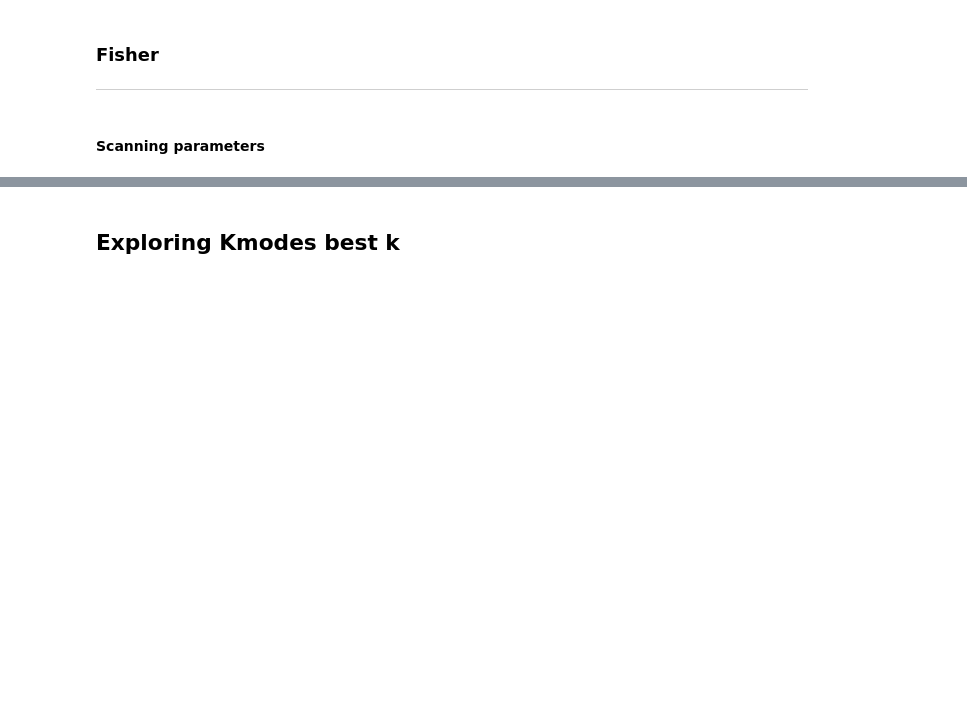
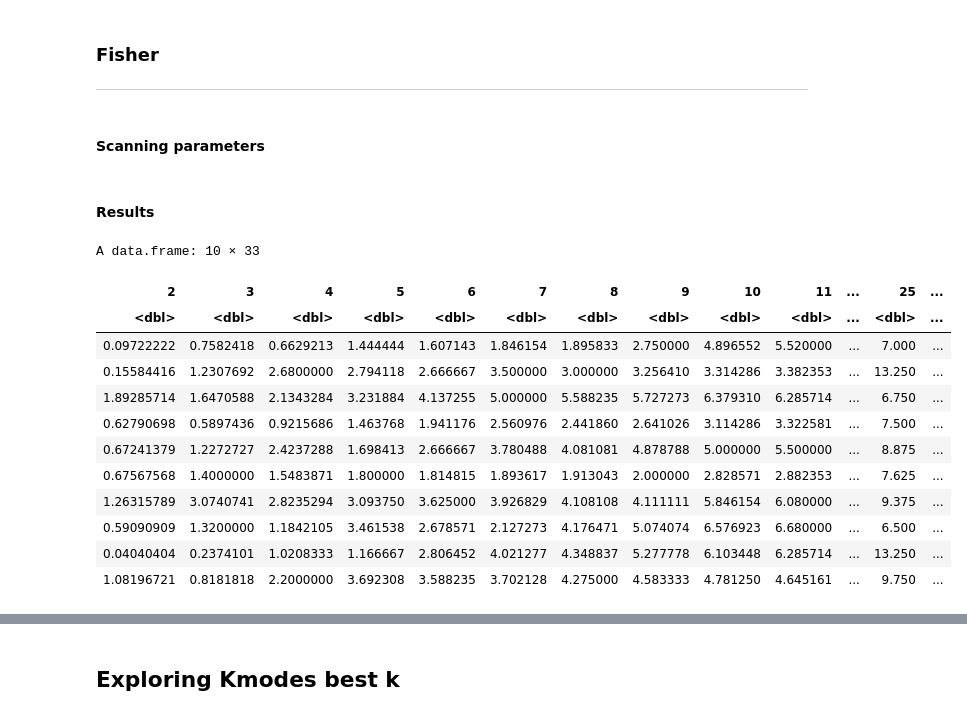
Before and after one commit to LASOS-INT/Barreiras-e-Facilitadores, a Jupyter notebook: R-notebooks/Clustering/barriers_clustering_kmodes_fisher.ipynb, the cells around one changed output, grey strips where cells are left out. Cells and saved outputs as stored; diff of their text form; code cells hidden in the pictures; blank space fills up the shorter version.

```diff
--- a/R-notebooks/Clustering/barriers_clustering_kmodes_fisher.ipynb
+++ b/R-notebooks/Clustering/barriers_clustering_kmodes_fisher.ipynb
@@ -42,9 +42,25 @@ write.csv(
     ks_by_seed,
     "../../Data/fisher_kmodes_or_barriers.csv", row.names = FALSE
 )
+# %% [markdown]
+#### Results
 # %%
-# fs <- read.csv("../../Data/fisher_kmodes_or_barriers.csv")
-# fs[, ncol(fs)+1] <-  seq.int(nrow(fs))
-# colnames(fs) <- append(2:nk, "seed")
-# head(fs[order(apply(fs, 1, sum), decreasing=TRUE), ])
+fsh <- read.csv("../../Data/fisher_kmodes_or_barriers.csv")
+fsh[, ncol(fsh)+1] <-  seq.int(nrow(fsh))
+colnames(fsh) <- append(2:nrow(distinct(df_during_barriers)), "seed")
+fsh
+# %% [output]
+A data.frame: 10 × 33
+| 2 | 3 | 4 | 5 | 6 | 7 | 8 | 9 | 10 | 11 | ... | 25 | ... |
+| <dbl> | <dbl> | <dbl> | <dbl> | <dbl> | <dbl> | <dbl> | <dbl> | <dbl> | <dbl> | ... | <dbl> | ... |
+| 0.09722222 | 0.7582418 | 0.6629213 | 1.444444 | 1.607143 | 1.846154 | 1.895833 | 2.750000 | 4.896552 | 5.520000 | ... | 7.000 | ... |
+| 0.15584416 | 1.2307692 | 2.6800000 | 2.794118 | 2.666667 | 3.500000 | 3.000000 | 3.256410 | 3.314286 | 3.382353 | ... | 13.250 | ... |
+| 1.89285714 | 1.6470588 | 2.1343284 | 3.231884 | 4.137255 | 5.000000 | 5.588235 | 5.727273 | 6.379310 | 6.285714 | ... | 6.750 | ... |
+| 0.62790698 | 0.5897436 | 0.9215686 | 1.463768 | 1.941176 | 2.560976 | 2.441860 | 2.641026 | 3.114286 | 3.322581 | ... | 7.500 | ... |
+| 0.67241379 | 1.2272727 | 2.4237288 | 1.698413 | 2.666667 | 3.780488 | 4.081081 | 4.878788 | 5.000000 | 5.500000 | ... | 8.875 | ... |
+| 0.67567568 | 1.4000000 | 1.5483871 | 1.800000 | 1.814815 | 1.893617 | 1.913043 | 2.000000 | 2.828571 | 2.882353 | ... | 7.625 | ... |
+| 1.26315789 | 3.0740741 | 2.8235294 | 3.093750 | 3.625000 | 3.926829 | 4.108108 | 4.111111 | 5.846154 | 6.080000 | ... | 9.375 | ... |
+| 0.59090909 | 1.3200000 | 1.1842105 | 3.461538 | 2.678571 | 2.127273 | 4.176471 | 5.074074 | 6.576923 | 6.680000 | ... | 6.500 | ... |
+| 0.04040404 | 0.2374101 | 1.0208333 | 1.166667 | 2.806452 | 4.021277 | 4.348837 | 5.277778 | 6.103448 | 6.285714 | ... | 13.250 | ... |
+| 1.08196721 | 0.8181818 | 2.2000000 | 3.692308 | 3.588235 | 3.702128 | 4.275000 | 4.583333 | 4.781250 | 4.645161 | ... | 9.750 | ... |
 # %%
```
Also changed, not shown: parts of 3 cells of this notebook, 3 other files.
